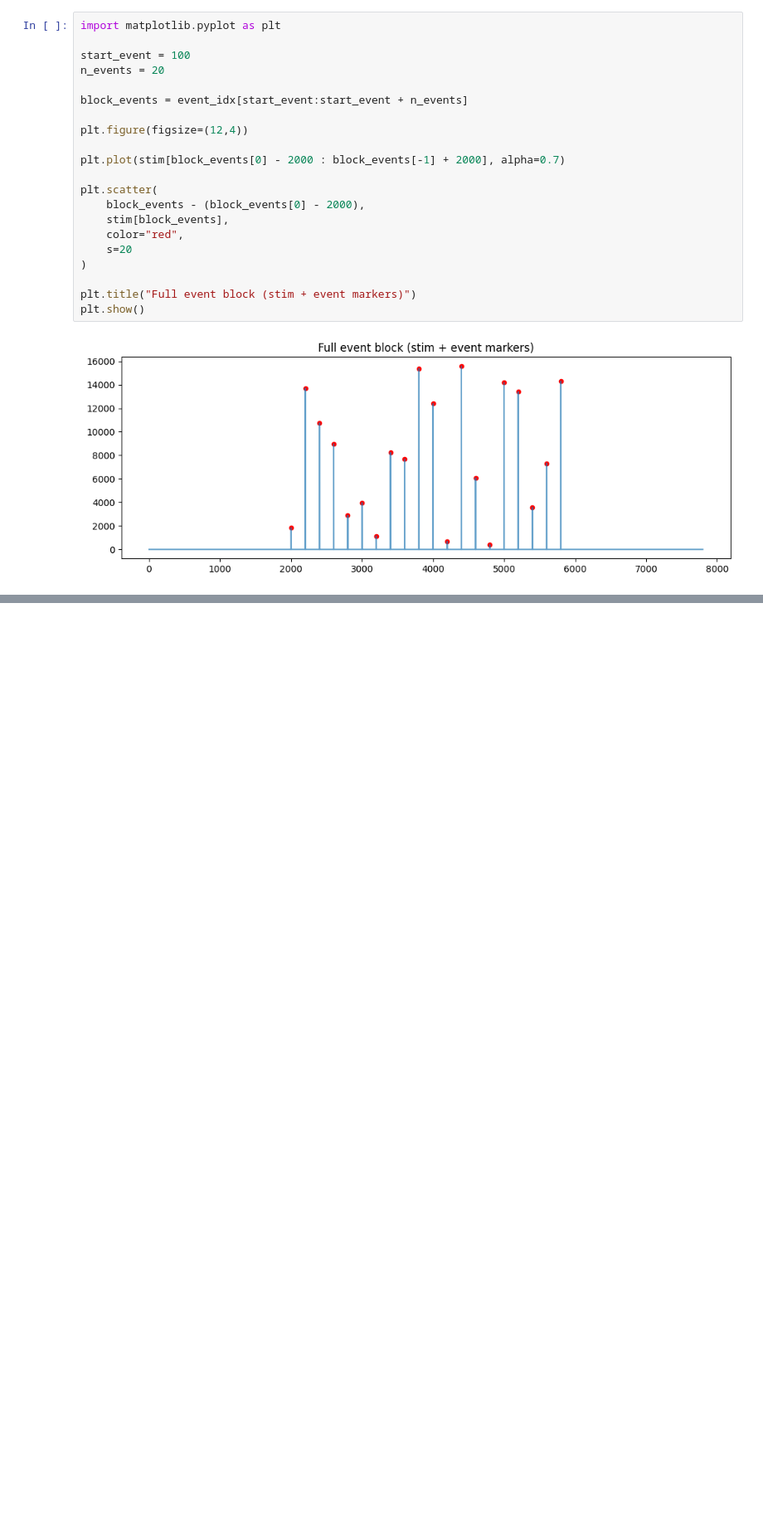
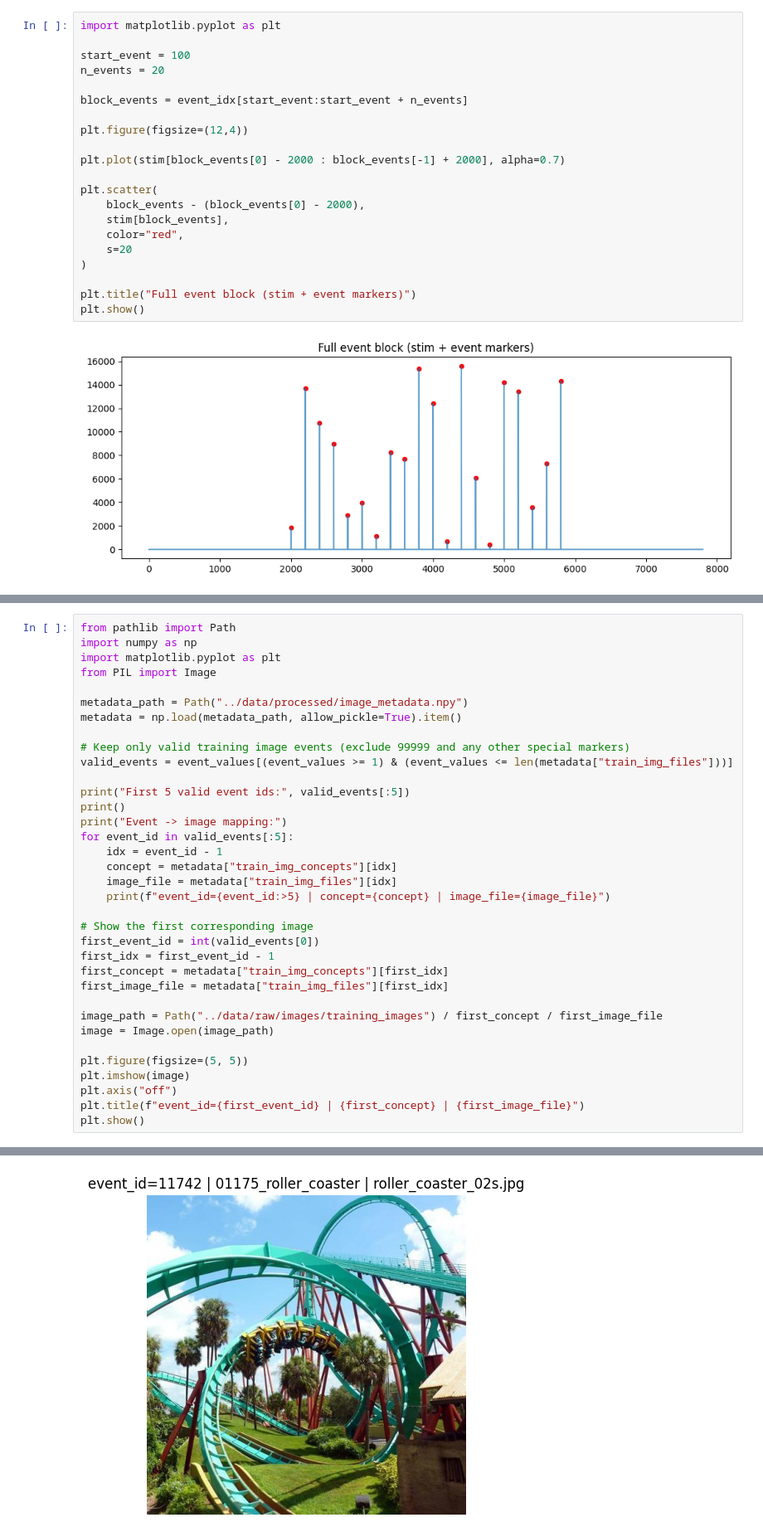
Before and after one commit to dragostraistaru/eeg-visual-decoding, a Jupyter notebook: notebooks/01_explorare_date.ipynb, the cells around one changed output, grey strips where cells are left out. Shown at 83% size. Drawn from its saved outputs; the diff is of its cells as text; blank space fills up the shorter version.

```diff
--- a/notebooks/01_explorare_date.ipynb
+++ b/notebooks/01_explorare_date.ipynb
@@ -154,0 +185,36 @@ plt.show()
+# %%
+from pathlib import Path
+import numpy as np
+import matplotlib.pyplot as plt
+from PIL import Image
+
+metadata_path = Path("../data/processed/image_metadata.npy")
+metadata = np.load(metadata_path, allow_pickle=True).item()
+
+# Keep only valid training image events (exclude 99999 and any other special markers)
+valid_events = event_values[(event_values >= 1) & (event_values <= len(metadata["train_img_files"]))]
+
+print("First 5 valid event ids:", valid_events[:5])
+print()
+print("Event -> image mapping:")
+for event_id in valid_events[:5]:
+    idx = event_id - 1
+    concept = metadata["train_img_concepts"][idx]
+    image_file = metadata["train_img_files"][idx]
+    print(f"event_id={event_id:>5} | concept={concept} | image_file={image_file}")
+
+# Show the first corresponding image
+first_event_id = int(valid_events[0])
+first_idx = first_event_id - 1
+first_concept = metadata["train_img_concepts"][first_idx]
+first_image_file = metadata["train_img_files"][first_idx]
+
+image_path = Path("../data/raw/images/training_images") / first_concept / first_image_file
+image = Image.open(image_path)
+
+plt.figure(figsize=(5, 5))
+plt.imshow(image)
+plt.axis("off")
+plt.title(f"event_id={first_event_id} | {first_concept} | {first_image_file}")
+plt.show()
+# %% [output]
@@ -154,0 +229 @@ plt.show()
+[figure, added]
```
Also changed, not shown: parts of 4 cells of this notebook.
